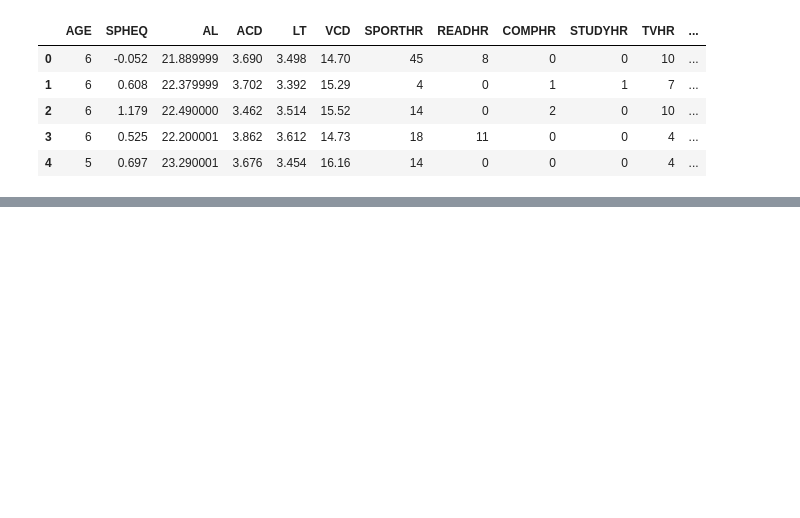
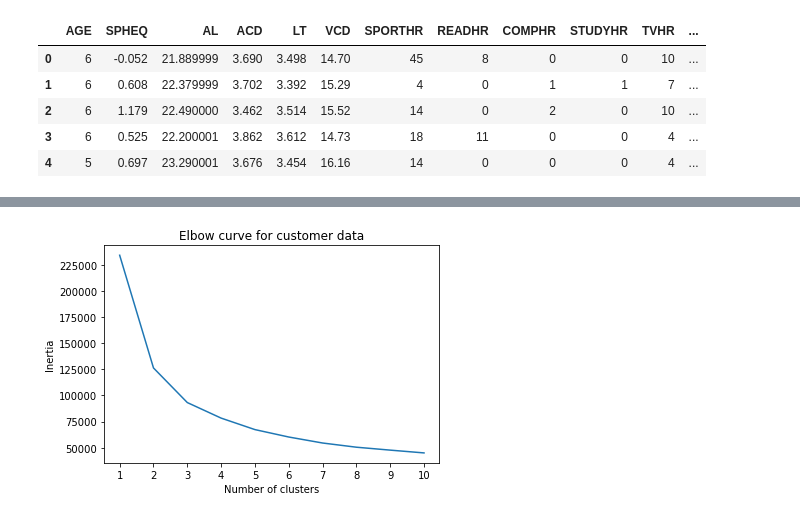
Before and after one commit to CBPher24/Myopic_Clusters, a Jupyter notebook: Myopia Clusters.ipynb, the cells around one changed output, grey strips where cells are left out. Drawn from its saved outputs; the diff is of its cells as text; code cells hidden in the pictures; blank space fills up the shorter version.

```diff
--- a/Myopia Clusters.ipynb
+++ b/Myopia Clusters.ipynb
@@ -43,0 +48,22 @@ array([[ 5.35502713e-01,  1.14500427e+00, -1.38501894e+00, ...,
+# %%
+#Calculating the inertia to evaluate the best k to use and plotting
+
+inertia = []
+k = list(range(1, 11))
+
+for i in k:
+    km = KMeans(n_clusters=i, random_state=0)
+    km.fit(myopia_df)
+    inertia.append(km.inertia_)
+
+elbow_data = {"k": k, "inertia": inertia}
+elbow_df = pd.DataFrame(elbow_data)
+
+plt.plot(elbow_df['k'], elbow_df['inertia'])
+plt.xticks(range(1,11))
+plt.xlabel('Number of clusters')
+plt.ylabel('Inertia')
+plt.title('Elbow curve for customer data')
+plt.show()
+# %% [output]
+[figure, added]
```
Also changed, not shown: parts of 6 cells of this notebook.
